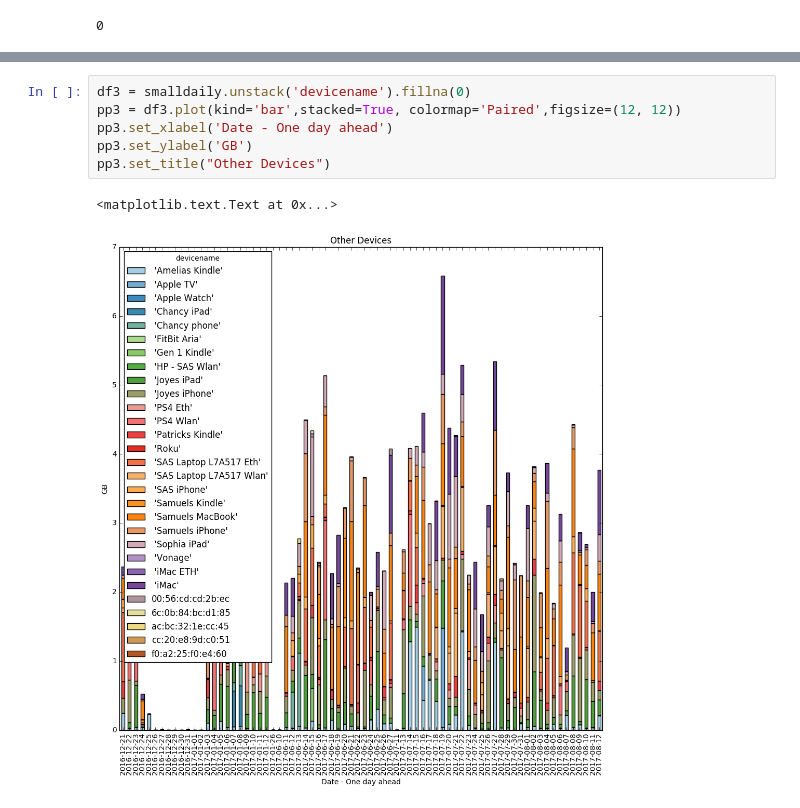
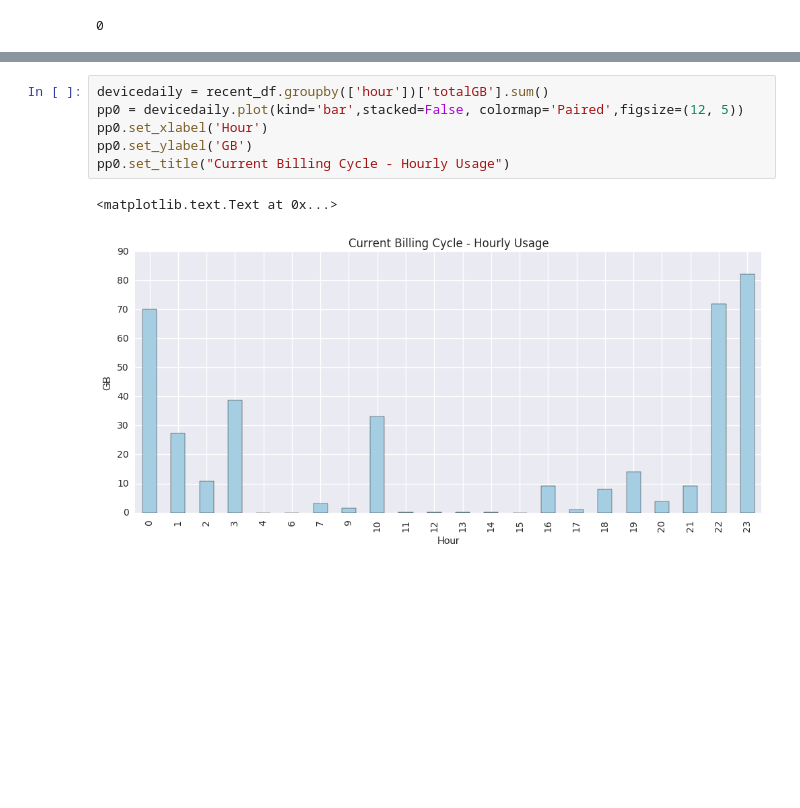
Before and after one commit to scoyote/Router-Tools, a Jupyter notebook: Parse Dailyfile.ipynb, the cells around one changed output, grey strips where cells are left out. Drawn from its saved outputs; the diff is of its cells as text; blank space fills up the shorter version.

```diff
--- a/Parse Dailyfile.ipynb
+++ b/Parse Dailyfile.ipynb
@@ -133,9 +216,9 @@ pp2.set_title("All Devices")
-# %%
-df3 = smalldaily.unstack('devicename').fillna(0)
-pp3 = df3.plot(kind='bar',stacked=True, colormap='Paired',figsize=(12, 12))
-pp3.set_xlabel('Date - One day ahead')
-pp3.set_ylabel('GB')
-pp3.set_title("Other Devices")
-# %% [output]
-<matplotlib.text.Text at 0x...>
-[figure, removed]
+# %%
+devicedaily = recent_df.groupby(['hour'])['totalGB'].sum()
+pp0 = devicedaily.plot(kind='bar',stacked=False, colormap='Paired',figsize=(12, 5))
+pp0.set_xlabel('Hour')
+pp0.set_ylabel('GB')
+pp0.set_title("Current Billing Cycle - Hourly Usage")
+# %% [output]
+<matplotlib.text.Text at 0x...>
+[figure, added]
```
Also changed, not shown: parts of 17 cells of this notebook.
